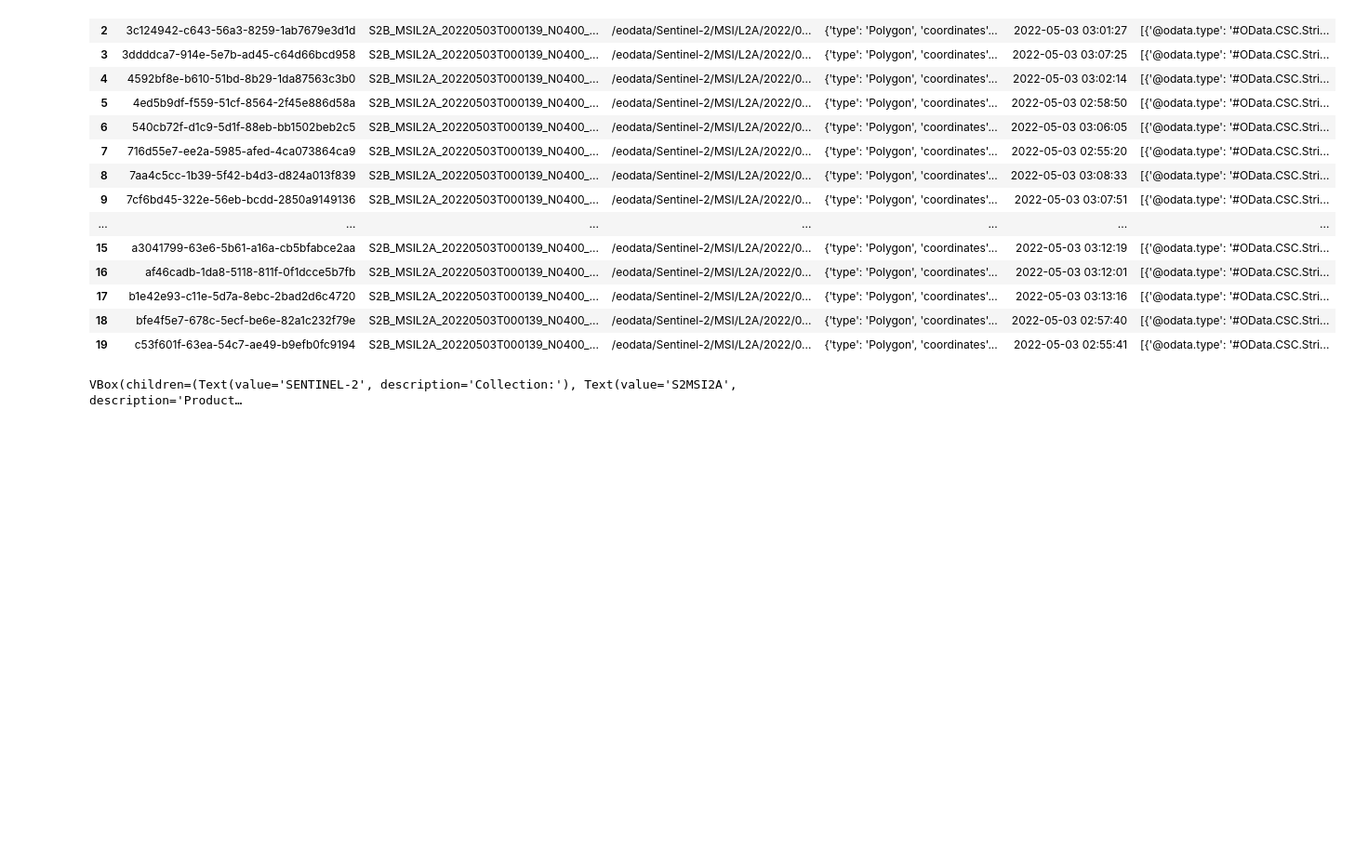
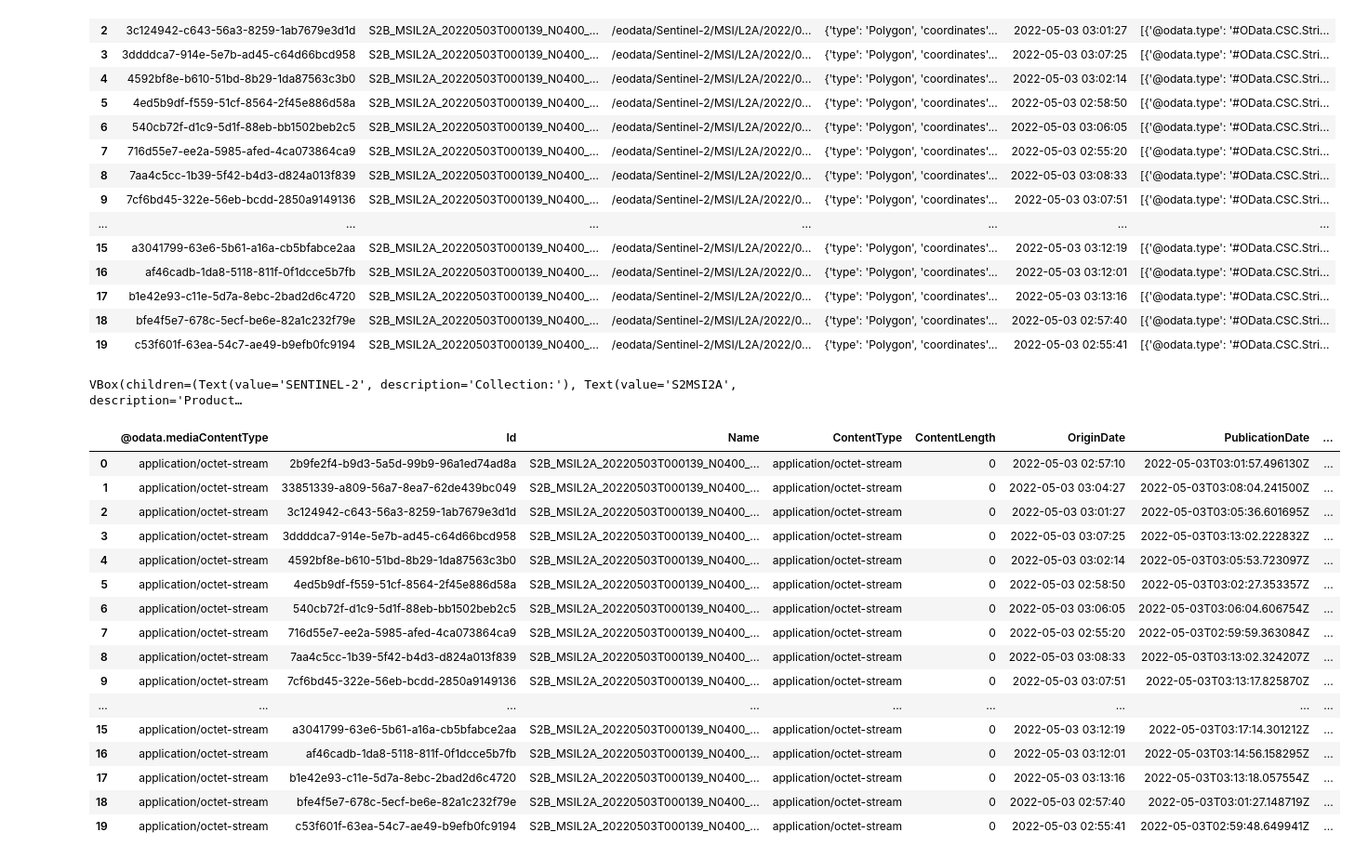
Before and after one commit to ESA-PhiLab/phidown, a Jupyter notebook: test.ipynb, the cells around one changed output. Shown at 93% size. Saved outputs shown, nothing was run; the diff lists cells and outputs as text; code cells hidden in the pictures; blank space fills up the shorter version.

```diff
--- a/test.ipynb
+++ b/test.ipynb
@@ -101,30 +101,49 @@ def execute_query(button):
             product_type=product_type_widget.value,
             orbit_direction=orbit_direction_widget.value,
             cloud_cover_threshold=cloud_cover_widget.value,
             start_date=start_date_widget.value,
             end_date=end_date_widget.value,
             top=top_widget.value,
         )
         global df  # Make df available globally
         df = searcher.execute_query()
         searcher.display_results()
 
 # Link the button to the function
 execute_button.on_click(execute_query)
 
 # Display the widgets and output
 display(
     widgets.VBox([
         collection_names_widget,
         product_type_widget,
         orbit_direction_widget,
         cloud_cover_widget,
         start_date_widget,
         end_date_widget,
         top_widget,
         execute_button,
         output
     ])
 )
+
+df
 # %% [output]
 VBox(children=(Text(value='SENTINEL-2', description='Collection:'), Text(value='S2MSI2A', description='Product…
+|  | @odata.mediaContentType | Id | Name | ContentType | ContentLength | OriginDate | PublicationDate | ... |
+| 0 | application/octet-stream | 2b9fe2f4-b9d3-5a5d-99b9-96a1ed74ad8a | S2B_MSIL2A_20220503T000139_N0400_... | application/octet-stream | 0 | 2022-05-03 02:57:10 | 2022-05-03T03:01:57.496130Z | ... |
+| 1 | application/octet-stream | 33851339-a809-56a7-8ea7-62de439bc049 | S2B_MSIL2A_20220503T000139_N0400_... | application/octet-stream | 0 | 2022-05-03 03:04:27 | 2022-05-03T03:08:04.241500Z | ... |
+| 2 | application/octet-stream | 3c124942-c643-56a3-8259-1ab7679e3d1d | S2B_MSIL2A_20220503T000139_N0400_... | application/octet-stream | 0 | 2022-05-03 03:01:27 | 2022-05-03T03:05:36.601695Z | ... |
+| 3 | application/octet-stream | 3ddddca7-914e-5e7b-ad45-c64d66bcd958 | S2B_MSIL2A_20220503T000139_N0400_... | application/octet-stream | 0 | 2022-05-03 03:07:25 | 2022-05-03T03:13:02.222832Z | ... |
+| 4 | application/octet-stream | 4592bf8e-b610-51bd-8b29-1da87563c3b0 | S2B_MSIL2A_20220503T000139_N0400_... | application/octet-stream | 0 | 2022-05-03 03:02:14 | 2022-05-03T03:05:53.723097Z | ... |
+| 5 | application/octet-stream | 4ed5b9df-f559-51cf-8564-2f45e886d58a | S2B_MSIL2A_20220503T000139_N0400_... | application/octet-stream | 0 | 2022-05-03 02:58:50 | 2022-05-03T03:02:27.353357Z | ... |
+| 6 | application/octet-stream | 540cb72f-d1c9-5d1f-88eb-bb1502beb2c5 | S2B_MSIL2A_20220503T000139_N0400_... | application/octet-stream | 0 | 2022-05-03 03:06:05 | 2022-05-03T03:06:04.606754Z | ... |
+| 7 | application/octet-stream | 716d55e7-ee2a-5985-afed-4ca073864ca9 | S2B_MSIL2A_20220503T000139_N0400_... | application/octet-stream | 0 | 2022-05-03 02:55:20 | 2022-05-03T02:59:59.363084Z | ... |
+| 8 | application/octet-stream | 7aa4c5cc-1b39-5f42-b4d3-d824a013f839 | S2B_MSIL2A_20220503T000139_N0400_... | application/octet-stream | 0 | 2022-05-03 03:08:33 | 2022-05-03T03:13:02.324207Z | ... |
+| 9 | application/octet-stream | 7cf6bd45-322e-56eb-bcdd-2850a9149136 | S2B_MSIL2A_20220503T000139_N0400_... | application/octet-stream | 0 | 2022-05-03 03:07:51 | 2022-05-03T03:13:17.825870Z | ... |
+| ... | ... | ... | ... | ... | ... | ... | ... | ... |
+| 15 | application/octet-stream | a3041799-63e6-5b61-a16a-cb5bfabce2aa | S2B_MSIL2A_20220503T000139_N0400_... | application/octet-stream | 0 | 2022-05-03 03:12:19 | 2022-05-03T03:17:14.301212Z | ... |
+| 16 | application/octet-stream | af46cadb-1da8-5118-811f-0f1dcce5b7fb | S2B_MSIL2A_20220503T000139_N0400_... | application/octet-stream | 0 | 2022-05-03 03:12:01 | 2022-05-03T03:14:56.158295Z | ... |
+| 17 | application/octet-stream | b1e42e93-c11e-5d7a-8ebc-2bad2d6c4720 | S2B_MSIL2A_20220503T000139_N0400_... | application/octet-stream | 0 | 2022-05-03 03:13:16 | 2022-05-03T03:13:18.057554Z | ... |
+| 18 | application/octet-stream | bfe4f5e7-678c-5ecf-be6e-82a1c232f79e | S2B_MSIL2A_20220503T000139_N0400_... | application/octet-stream | 0 | 2022-05-03 02:57:40 | 2022-05-03T03:01:27.148719Z | ... |
+| 19 | application/octet-stream | c53f601f-63ea-54c7-ae49-b9efb0fc9194 | S2B_MSIL2A_20220503T000139_N0400_... | application/octet-stream | 0 | 2022-05-03 02:55:41 | 2022-05-03T02:59:48.649941Z | ... |
```
Also changed, not shown: 6 other files.
